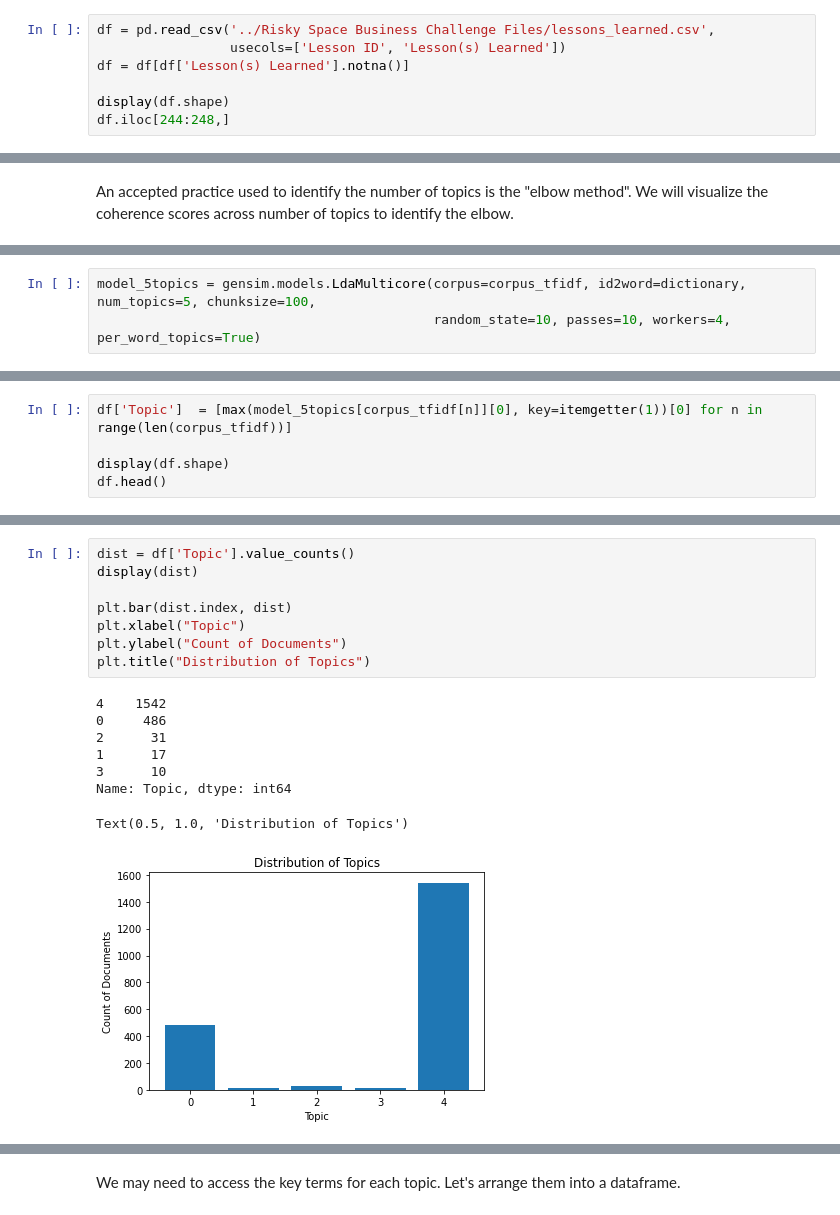
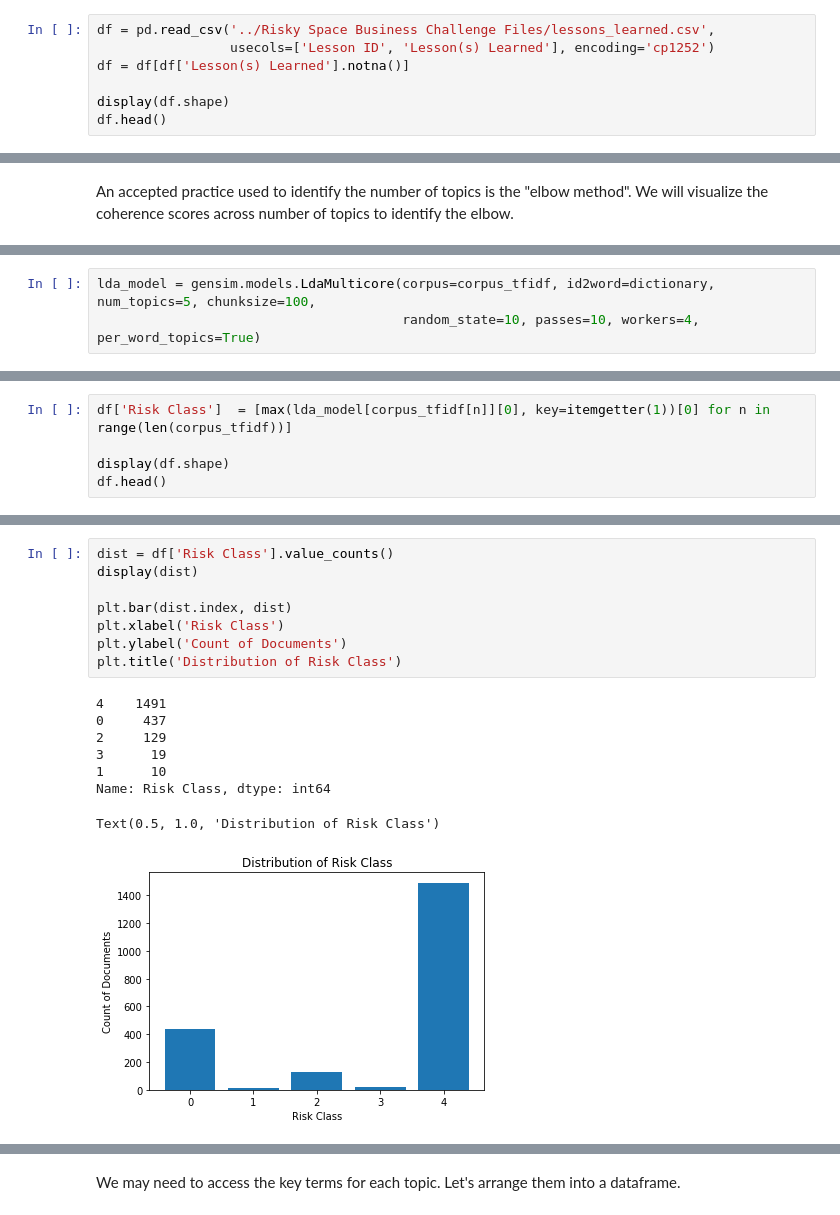
Before and after one commit to ainesh1993/riskyspacebusiness, a Jupyter notebook: notebooks/GenerateRiskTarget.ipynb, the cells around one changed output, grey strips where cells are left out. Cells and saved outputs as stored; diff of their text form.

```diff
--- a/notebooks/GenerateRiskTarget.ipynb
+++ b/notebooks/GenerateRiskTarget.ipynb
@@ -59,11 +60,11 @@ True
 We import `lessons_learned.csv` and keep only information from the _Lesson(s) Learned_ column.
 # %%
 df = pd.read_csv('../Risky Space Business Challenge Files/lessons_learned.csv',
-                 usecols=['Lesson ID', 'Lesson(s) Learned'])
+                 usecols=['Lesson ID', 'Lesson(s) Learned'], encoding='cp1252')
 df = df[df['Lesson(s) Learned'].notna()]
 
 display(df.shape)
-df.iloc[244:248,]
+df.head()
 # %% [output]
 (2086, 2)
 |  | Lesson ID | Lesson(s) Learned |
@@ -199,6 +194,6 @@ According to the graph, the "elbow" is at 5 topics. However, there is another ma
 # %%
-model_5topics = gensim.models.LdaMulticore(corpus=corpus_tfidf, id2word=dictionary, num_topics=5, chunksize=100,
-                                           random_state=10, passes=10, workers=4, per_word_topics=True)
+lda_model = gensim.models.LdaMulticore(corpus=corpus_tfidf, id2word=dictionary, num_topics=5, chunksize=100,
+                                       random_state=10, passes=10, workers=4, per_word_topics=True)
 # %% [markdown]
 <a class="anchor" id="step-4"></a>
 
@@ -208,5 +203,5 @@ We now categorize each lesson learned into one of the 5 topics.
 # %%
-df['Topic']  = [max(model_5topics[corpus_tfidf[n]][0], key=itemgetter(1))[0] for n in range(len(corpus_tfidf))]
+df['Risk Class']  = [max(lda_model[corpus_tfidf[n]][0], key=itemgetter(1))[0] for n in range(len(corpus_tfidf))]
 
 display(df.shape)
 df.head()
@@ -223,20 +224,20 @@ Let's first visualize the distribution of the topics.
 # %%
-dist = df['Topic'].value_counts()
+dist = df['Risk Class'].value_counts()
 display(dist)
 
 plt.bar(dist.index, dist)
-plt.xlabel("Topic")
-plt.ylabel("Count of Documents")
-plt.title("Distribution of Topics")
+plt.xlabel('Risk Class')
+plt.ylabel('Count of Documents')
+plt.title('Distribution of Risk Class')
 # %% [output]
-4    1542
-0     486
-2      31
-1      17
-3      10
-Name: Topic, dtype: int64
+4    1491
+0     437
+2     129
+3      19
+1      10
+Name: Risk Class, dtype: int64
-Text(0.5, 1.0, 'Distribution of Topics')
+Text(0.5, 1.0, 'Distribution of Risk Class')
-[figure, old version]
+[figure, new version]
 # %% [markdown]
 The distribution is very uneven, but this may not necessarily be a bad thing. The inputs used are non-standardized free-text in human English. It is possible that there are very few identifying features for specific risk profiles. We need to further examine the composition of the documents within each topic to see if certain trends emerge.
 
```
Also changed, not shown: parts of 25 cells of this notebook, 2 other files.
